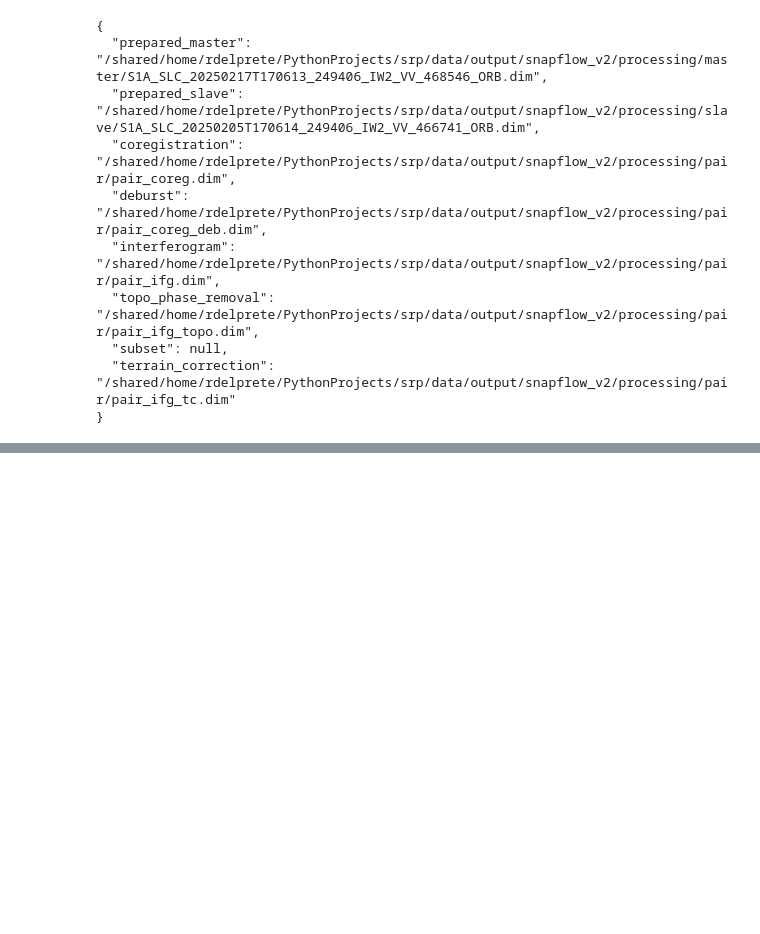
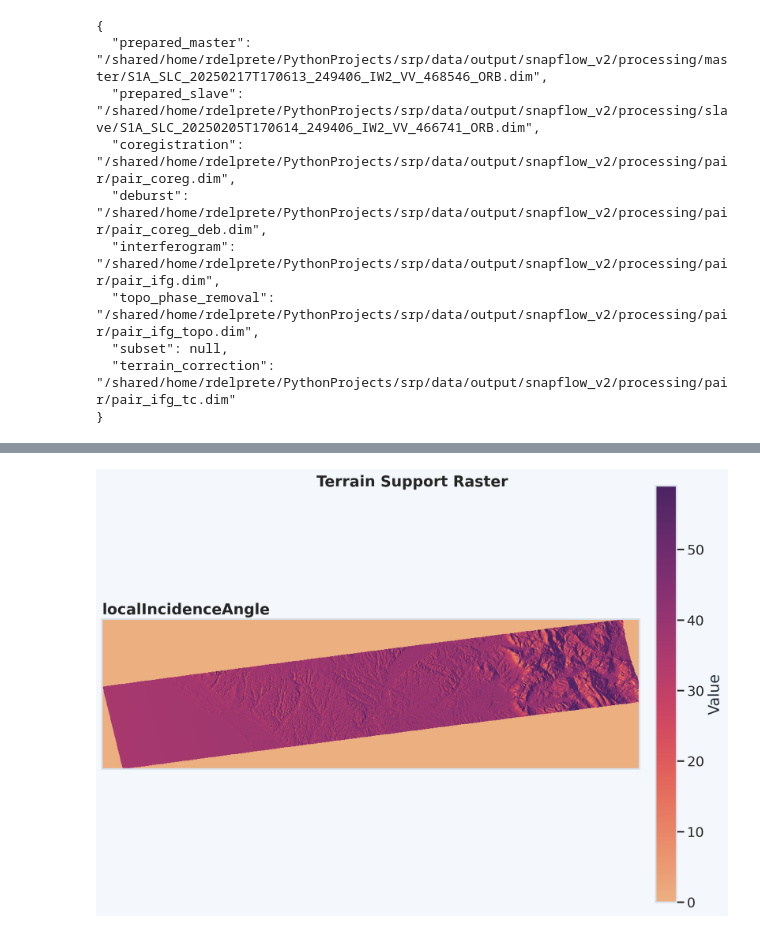
Before and after one commit to ESA-PhiLab/sarpyx, a Jupyter notebook: notebooks/snapflow_v2.ipynb, the cells around one changed output, grey strips where cells are left out. Drawn from its saved outputs; the diff is of its cells as text; code cells hidden in the pictures; blank space fills up the shorter version.

```diff
--- a/notebooks/snapflow_v2.ipynb
+++ b/notebooks/snapflow_v2.ipynb
@@ -756,0 +778,27 @@ plt.show()
+# %%
+fig, ax = plt.subplots(figsize=(10.5, 7.2), dpi=220, constrained_layout=True)
+fig.set_facecolor("#f4f7fb")
+fig.suptitle("Terrain Support Raster", fontsize=18, fontweight="bold", y=1.02)
+
+if support_band:
+    support_data = read_envi_quicklook(support_band)
+    vmin, vmax = robust_limits(support_data)
+    im = ax.imshow(
+        support_data,
+        cmap=sns.color_palette("flare", as_cmap=True),
+        vmin=vmin,
+        vmax=vmax,
+        interpolation="nearest",
+    )
+    ax.set_title(support_band.stem, loc="left")
+    cbar = fig.colorbar(im, ax=ax, fraction=0.046, pad=0.03)
+    cbar.set_label("Value")
+    ax.set_xticks([])
+    ax.set_yticks([])
+    ax.grid(False)
+else:
+    mark_empty(ax, "Terrain support raster not available")
+
+plt.show()
+# %% [output]
+[figure, added]
```
Also changed, not shown: parts of 14 cells of this notebook.
